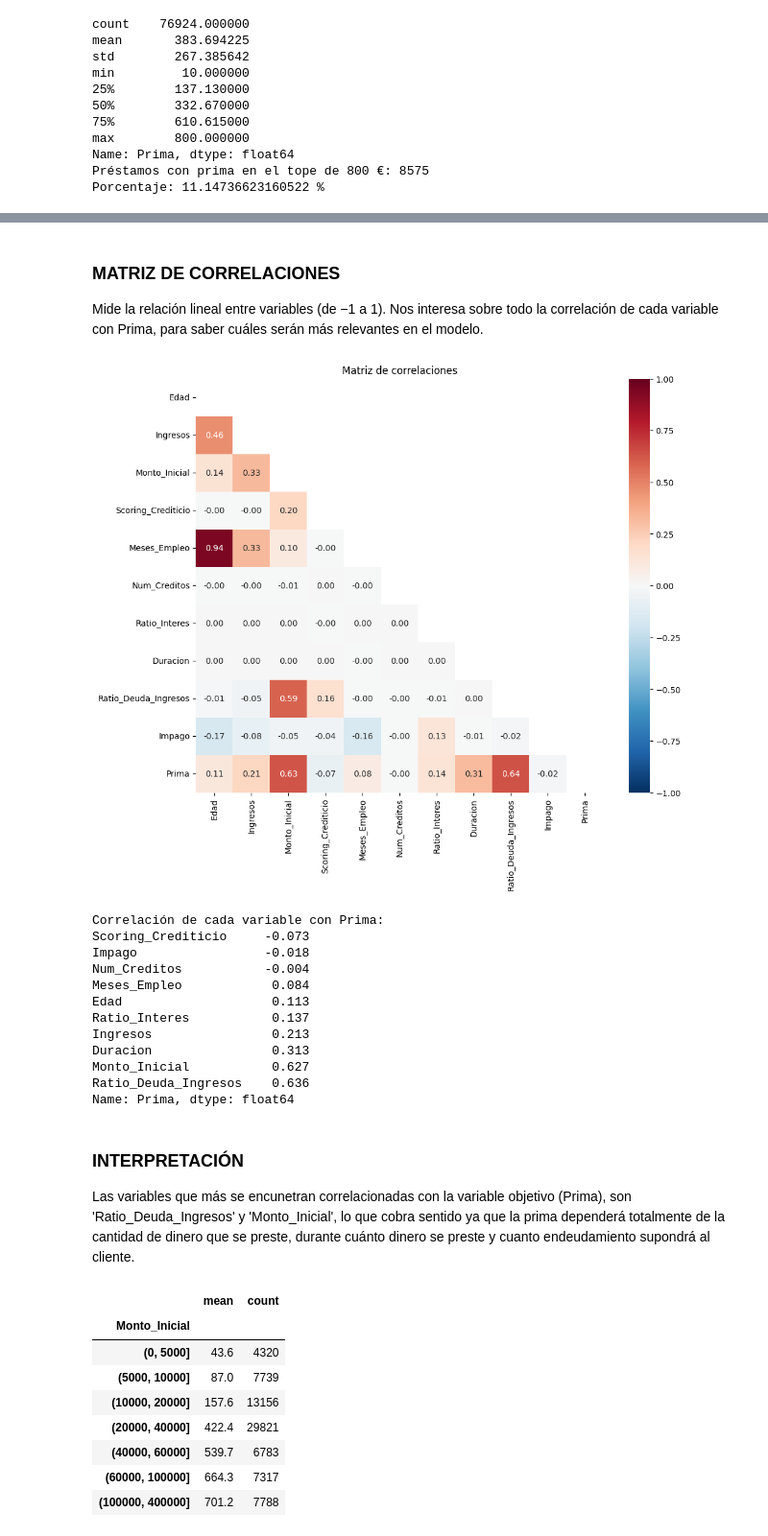
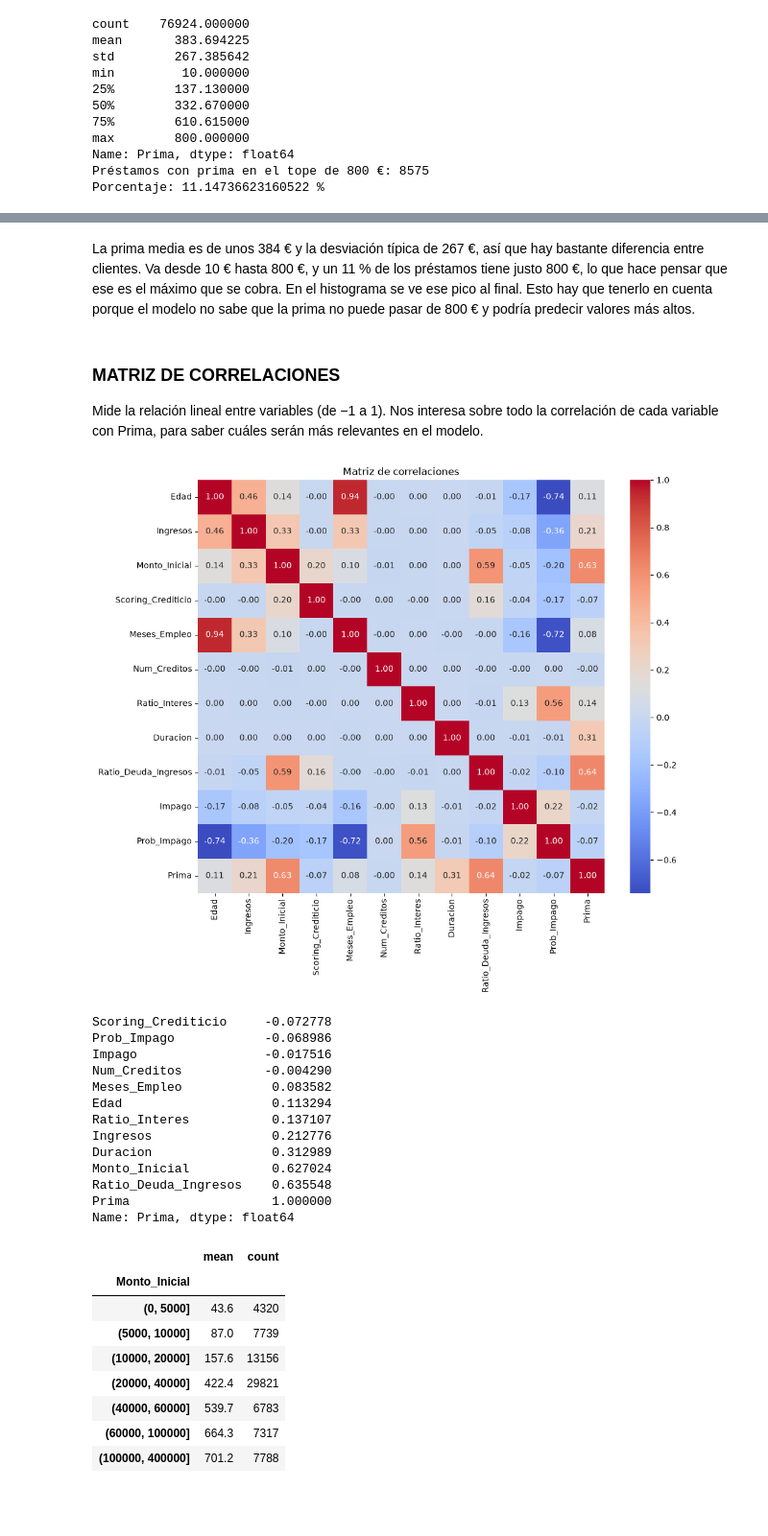
Before and after one commit to agarazelaiaviudez-wq/RETO_5_AMARILLO, a Jupyter notebook: REG-POL.ipynb, the cells around one changed output, grey strips where cells are left out. Shown at 96% size. Cells and saved outputs as stored; diff of their text form; code cells hidden in the pictures; blank space fills up the shorter version.

Commit message:
reg_pol_multiple_hasta_vc

```diff
--- a/REG-POL.ipynb
+++ b/REG-POL.ipynb
@@ -32,8 +33,8 @@ import pandas as pd
 from pathlib import Path
 
 base_path = Path.cwd()
-df = pd.read_csv(base_path / "datos" / "prestamos_con_prob.csv")
-df.head()
+prestamos = pd.read_csv(base_path / "datos" / "prestamos_con_prob.csv")
+prestamos.head()
 # %% [output]
 |  | Unnamed: 0 | ID | Edad | Ingresos | Monto_Inicial | Scoring_Crediticio | Meses_Empleo | Num_Creditos | ... |
 | 0 | 0 | O77MPJ | 26 | 19153 | 6973 | 706 | 9 | 1 | ... |
@@ -42,6 +43,3 @@ df.head()
 | 3 | 26 | YKHXVY | 38 | 41732 | 42040 | 661 | 173 | 2 | ... |
 | 4 | 32 | NHDJTK | 35 | 35085 | 16406 | 759 | 181 | 1 | ... |
 5 rows × 28 columns
-# %%
-prestamos=pd.read_excel('datos/datos_limpio_automovil.xlsx')
-prestamos.head()
@@ -90,34 +74,32 @@ Porcentaje: 11.14736623160522 %
+# %% [markdown]
+La prima media es de unos 384 € y la desviación típica de 267 €, así que hay bastante diferencia entre clientes. Va desde 10 € hasta 800 €, y un 11 % de los préstamos tiene justo 800 €, lo que hace pensar que ese es el máximo que se cobra. En el histograma se ve ese pico al final. Esto hay que tenerlo en cuenta porque el modelo no sabe que la prima no puede pasar de 800 € y podría predecir valores más altos.
 # %% [markdown]
 ### MATRIZ DE CORRELACIONES
 Mide la relación lineal entre variables (de −1 a 1). Nos interesa sobre todo la correlación de cada variable con Prima, para saber cuáles serán más relevantes en el modelo.
-# %%
-corr = prestamos[["Edad", "Ingresos", "Monto_Inicial", "Scoring_Crediticio", "Meses_Empleo",
-                  "Num_Creditos", "Ratio_Interes", "Duracion", "Ratio_Deuda_Ingresos",
-                  "Impago", "Prima"]].corr()
-
-plt.figure(figsize=(11, 9))
-mascara = np.triu(np.ones_like(corr, dtype=bool))
-sns.heatmap(corr, mask=mascara, annot=True, fmt=".2f", cmap="RdBu_r", center=0, vmin=-1, vmax=1)
-plt.title("Matriz de correlaciones")
-plt.show()
-
-print("Correlación de cada variable con Prima:")
-print(corr["Prima"].drop("Prima").sort_values().round(3))
-# %% [output]
-[figure, removed]
-Correlación de cada variable con Prima:
-Scoring_Crediticio     -0.073
-Impago                 -0.018
-Num_Creditos           -0.004
-Meses_Empleo            0.084
-Edad                    0.113
-Ratio_Interes           0.137
-Ingresos                0.213
-Duracion                0.313
-Monto_Inicial           0.627
-Ratio_Deuda_Ingresos    0.636
-Name: Prima, dtype: float64
-# %% [markdown]
-### INTERPRETACIÓN
-Las variables que más se encunetran correlacionadas con la variable objetivo (Prima), son 'Ratio_Deuda_Ingresos' y 'Monto_Inicial', lo que cobra sentido ya que la prima dependerá totalmente de la cantidad de dinero que se preste, durante cuánto dinero se preste y cuanto endeudamiento supondrá al cliente.
+# %%
+corr = prestamos[["Edad", "Ingresos", "Monto_Inicial", "Scoring_Crediticio", "Meses_Empleo",
+                  "Num_Creditos", "Ratio_Interes", "Duracion", "Ratio_Deuda_Ingresos",
+                  "Impago", "Prob_Impago", "Prima"]].corr()
+
+plt.figure(figsize=(11, 9))
+sns.heatmap(corr, annot=True, fmt=".2f", cmap="coolwarm")
+plt.title("Matriz de correlaciones")
+plt.show()
+
+print(corr["Prima"].sort_values())
+# %% [output]
+[figure, added]
+Scoring_Crediticio     -0.072778
+Prob_Impago            -0.068986
+Impago                 -0.017516
+Num_Creditos           -0.004290
+Meses_Empleo            0.083582
+Edad                    0.113294
+Ratio_Interes           0.137107
+Ingresos                0.212776
+Duracion                0.312989
+Monto_Inicial           0.627024
+Ratio_Deuda_Ingresos    0.635548
+Prima                   1.000000
+Name: Prima, dtype: float64
 # %%
```
Also changed, not shown: parts of 21 cells of this notebook.
